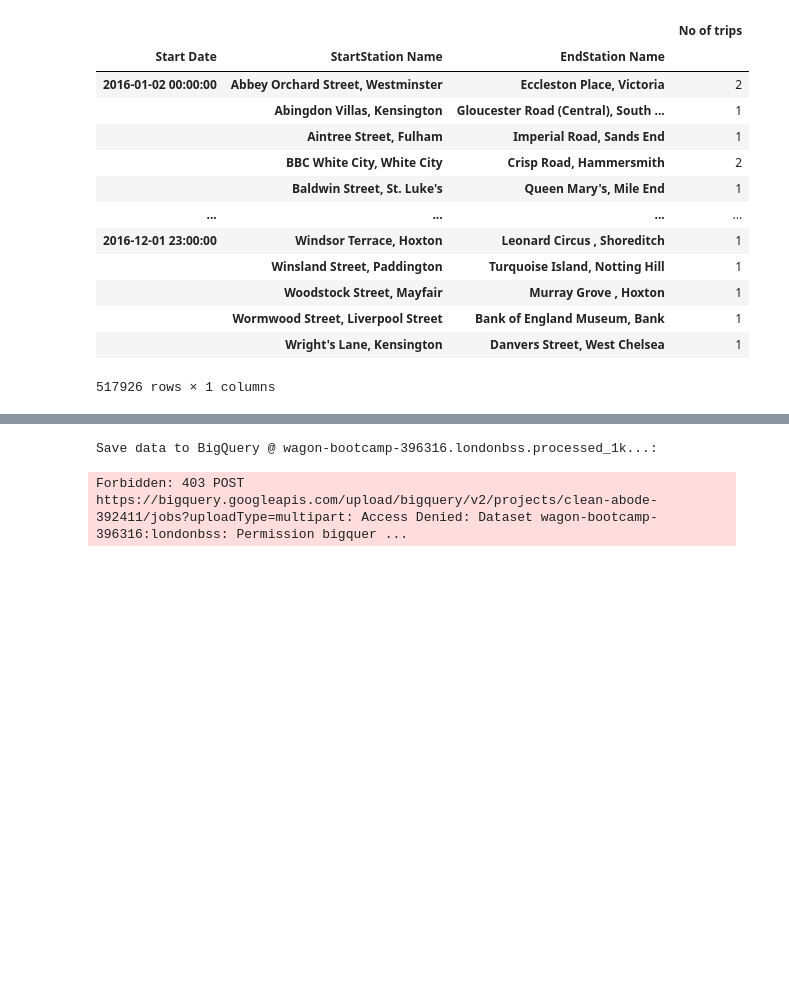
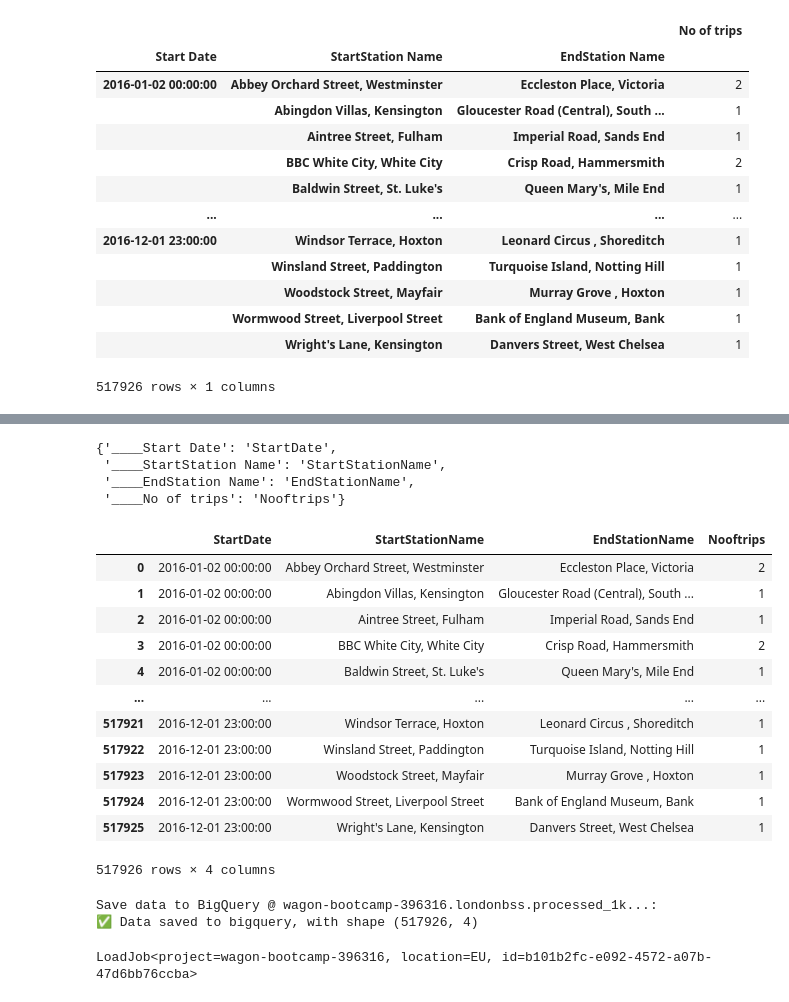
Before and after one commit to elsebasmar/london-bss, a Jupyter notebook: londonbss/notebooks/data_collection/B-Bigquery_test.ipynb, the cells around one changed output, grey strips where cells are left out. Drawn from its saved outputs; the diff is of its cells as text; code cells hidden in the pictures; blank space fills up the shorter version.

Commit message:
Figured how to upload to BQ on a sample

```diff
--- a/londonbss/notebooks/data_collection/B-Bigquery_test.ipynb
+++ b/londonbss/notebooks/data_collection/B-Bigquery_test.ipynb
@@ -98,10 +125,38 @@ new_result
+# %%
+new_names={}
+for column_name in df.columns:
+    new_names[column_name]=column_name.replace('_','').lstrip().replace(' ','')
+new_names
+# %% [output]
+{'____Start Date': 'StartDate',
+ '____StartStation Name': 'StartStationName',
+ '____EndStation Name': 'EndStationName',
+ '____No of trips': 'Nooftrips'}
+# %%
+df=df.rename(columns=new_names)
+df
+# %% [output]
+|  | StartDate | StartStationName | EndStationName | Nooftrips |
+| 0 | 2016-01-02 00:00:00 | Abbey Orchard Street, Westminster | Eccleston Place, Victoria | 2 |
+| 1 | 2016-01-02 00:00:00 | Abingdon Villas, Kensington | Gloucester Road (Central), South ... | 1 |
+| 2 | 2016-01-02 00:00:00 | Aintree Street, Fulham | Imperial Road, Sands End | 1 |
+| 3 | 2016-01-02 00:00:00 | BBC White City, White City | Crisp Road, Hammersmith | 2 |
+| 4 | 2016-01-02 00:00:00 | Baldwin Street, St. Luke's | Queen Mary's, Mile End | 1 |
+| ... | ... | ... | ... | ... |
+| 517921 | 2016-12-01 23:00:00 | Windsor Terrace, Hoxton | Leonard Circus , Shoreditch | 1 |
+| 517922 | 2016-12-01 23:00:00 | Winsland Street, Paddington | Turquoise Island, Notting Hill | 1 |
+| 517923 | 2016-12-01 23:00:00 | Woodstock Street, Mayfair | Murray Grove , Hoxton | 1 |
+| 517924 | 2016-12-01 23:00:00 | Wormwood Street, Liverpool Street | Bank of England Museum, Bank | 1 |
+| 517925 | 2016-12-01 23:00:00 | Wright's Lane, Kensington | Danvers Street, West Chelsea | 1 |
+517926 rows × 4 columns
 # %%
-load_data_to_bq(new_result,
+load_data_to_bq(df,
         gcp_project=GCP_PROJECT,
         bq_dataset=BQ_DATASET,
         table=f'processed_{DATA_SIZE}',
-        truncate=True
+        truncate=False
     )
 # %% [output]
 Save data to BigQuery @ wagon-bootcamp-396316.londonbss.processed_1k...:
+✅ Data saved to bigquery, with shape (517926, 4)
-Forbidden: 403 POST https://bigquery.googleapis.com/upload/bigquery/v2/projects/clean-abode-392411/jobs?uploadType=multipart: Access Denied: Dataset wagon-bootcamp-396316:londonbss: Permission bigquer ...
+LoadJob<project=wagon-bootcamp-396316, location=EU, id=b101b2fc-e092-4572-a07b-47d6bb76ccba>
```
Also changed, not shown: parts of 4 cells of this notebook.
